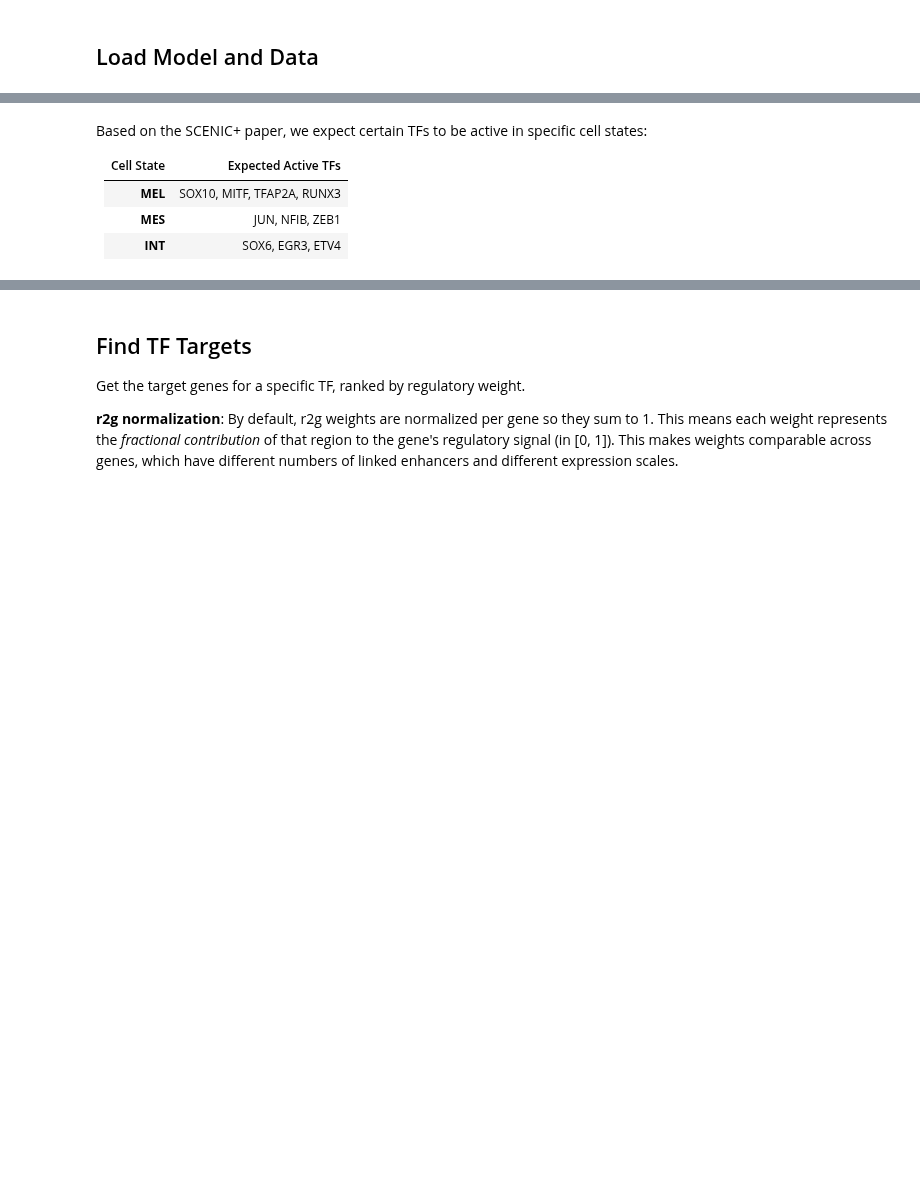
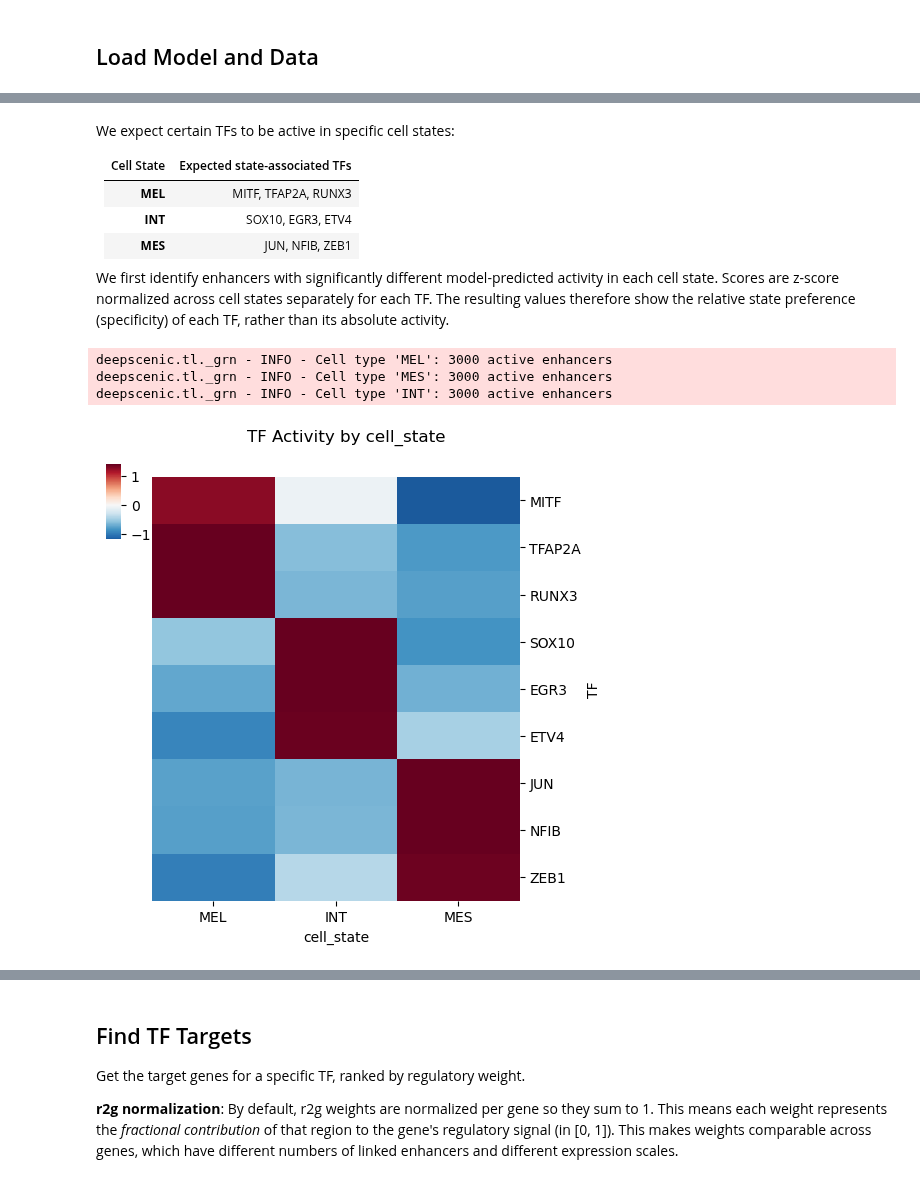
Before and after one commit to aertslab/deepSCENIC, a Jupyter notebook: docs/notebooks/04_grn_analysis.ipynb, the cells around one changed output, grey strips where cells are left out. Drawn from its saved outputs; the diff is of its cells as text; code cells hidden in the pictures; blank space fills up the shorter version.

```diff
--- a/docs/notebooks/04_grn_analysis.ipynb
+++ b/docs/notebooks/04_grn_analysis.ipynb
@@ -38,8 +69,42 @@ Model: 1463 TFs, 12158 genes
 # %% [markdown]
-Based on the SCENIC+ paper, we expect certain TFs to be active in specific cell states:
+We expect certain TFs to be active in specific cell states:
 
-| Cell State | Expected Active TFs |
+| Cell State | Expected state-associated TFs |
 |------------|-------------------|
-| **MEL** | SOX10, MITF, TFAP2A, RUNX3 |
+| **MEL** | MITF, TFAP2A, RUNX3 |
+| **INT** | SOX10, EGR3, ETV4 |
 | **MES** | JUN, NFIB, ZEB1 |
-| **INT** | SOX6, EGR3, ETV4 |
+
+We first identify enhancers with significantly different model-predicted activity in each cell state. Scores are z-score normalized across cell states separately for each TF. The resulting values therefore show the relative state preference (specificity) of each TF, rather than its absolute activity.
+# %%
+# Identify regions with differential model-derived enhancer activity in each cell state.
+active_enh = ds.tl.identify_active_enhancers(model, mdata, class_key="cell_state")
+
+# Calculate TF activity scores using each state's active enhancers, then z-score each TF across cell states.
+tf_scores = ds.tl.compute_tf_activity_scores(
+    model, mdata, class_key="cell_state", active_enhancers=active_enh, zscore=True
+)
+# %% [output]
+deepscenic.tl._grn - INFO - Cell type 'MEL': 3000 active enhancers
+deepscenic.tl._grn - INFO - Cell type 'MES': 3000 active enhancers
+deepscenic.tl._grn - INFO - Cell type 'INT': 3000 active enhancers
+# %%
+# Visualize selected TFs with known melanoma-state associations.
+# Rows are kept in the biologically defined order shown in the table.
+state_tfs = [
+  "MITF", "TFAP2A", "RUNX3",  # MEL
+  "SOX10", "EGR3", "ETV4",    # INT
+  "JUN", "NFIB", "ZEB1",      # MES
+]
+
+
+ds.pl.tf_activity_clustermap(tf_scores.loc[
+                                 state_tfs,
+                                 ['MEL', 'INT', 'MES']
+                             ],
+                             xlabel="cell_state",
+                             cluster_rows=False,
+                             figsize=(5,5)
+                            )
+# %% [output]
+[figure, added]
```
Also changed, not shown: parts of 33 cells of this notebook, 40 other files.
